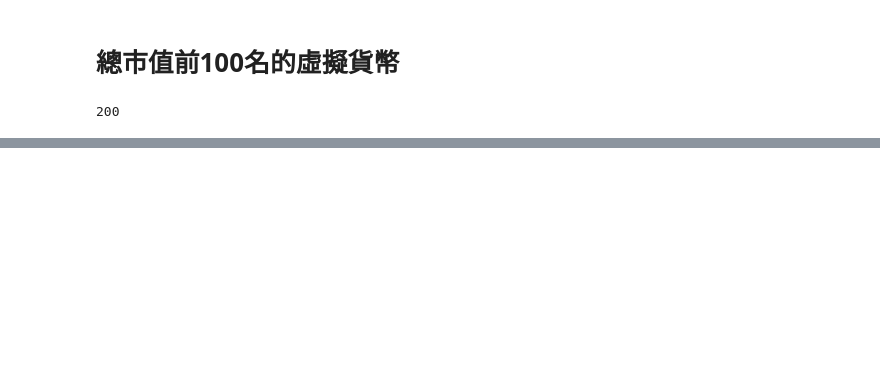
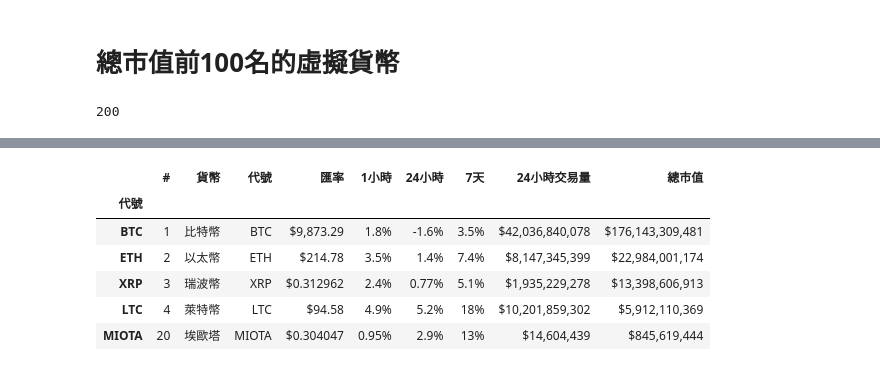
Before and after one commit to dong945/Python-Crawler2, a Jupyter notebook: 01_Top100_virtualCoin.ipynb, the cells around one changed output, grey strips where cells are left out. Drawn from its saved outputs; the diff is of its cells as text; code cells hidden in the pictures; blank space fills up the shorter version.

```diff
--- a/01_Top100_virtualCoin.ipynb
+++ b/01_Top100_virtualCoin.ipynb
@@ -76,0 +79,12 @@ plt.show()
+# %%
+df.index = df['代號']
+idx = ['BTC', 'ETH', 'XRP','LTC', 'MIOTA']
+df.loc[idx]
+# %% [output]
+|  | # | 貨幣 | 代號 | 匯率 | 1小時 | 24小時 | 7天 | 24小時交易量 | 總市值 |
+| 代號 |  |  |  |  |  |  |  |  |  |
+| BTC | 1 | 比特幣 | BTC | $9,873.29 | 1.8% | -1.6% | 3.5% | $42,036,840,078 | $176,143,309,481 |
+| ETH | 2 | 以太幣 | ETH | $214.78 | 3.5% | 1.4% | 7.4% | $8,147,345,399 | $22,984,001,174 |
+| XRP | 3 | 瑞波幣 | XRP | $0.312962 | 2.4% | 0.77% | 5.1% | $1,935,229,278 | $13,398,606,913 |
+| LTC | 4 | 萊特幣 | LTC | $94.58 | 4.9% | 5.2% | 18% | $10,201,859,302 | $5,912,110,369 |
+| MIOTA | 20 | 埃歐塔 | MIOTA | $0.304047 | 0.95% | 2.9% | 13% | $14,604,439 | $845,619,444 |
```
Also changed, not shown: parts of 5 cells of this notebook.
